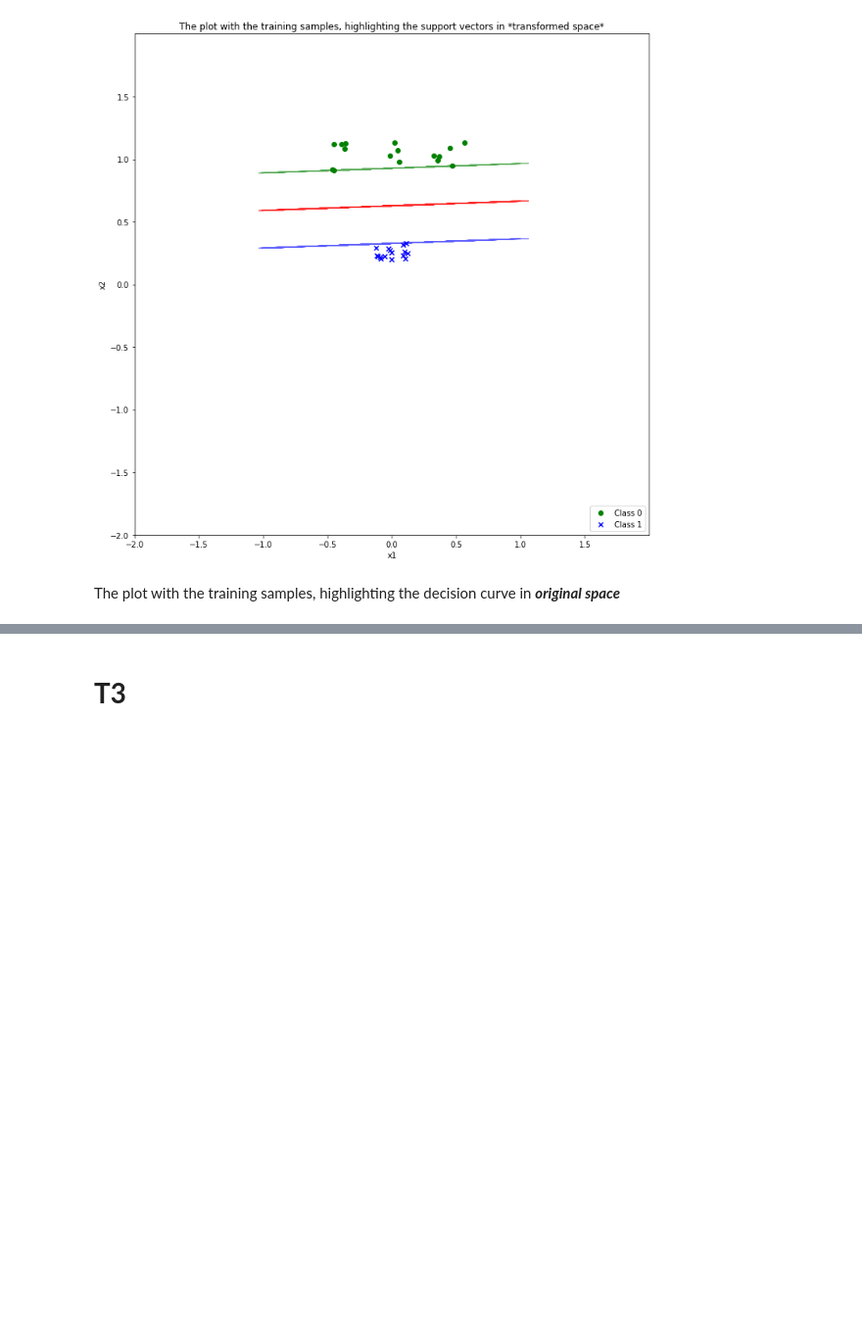
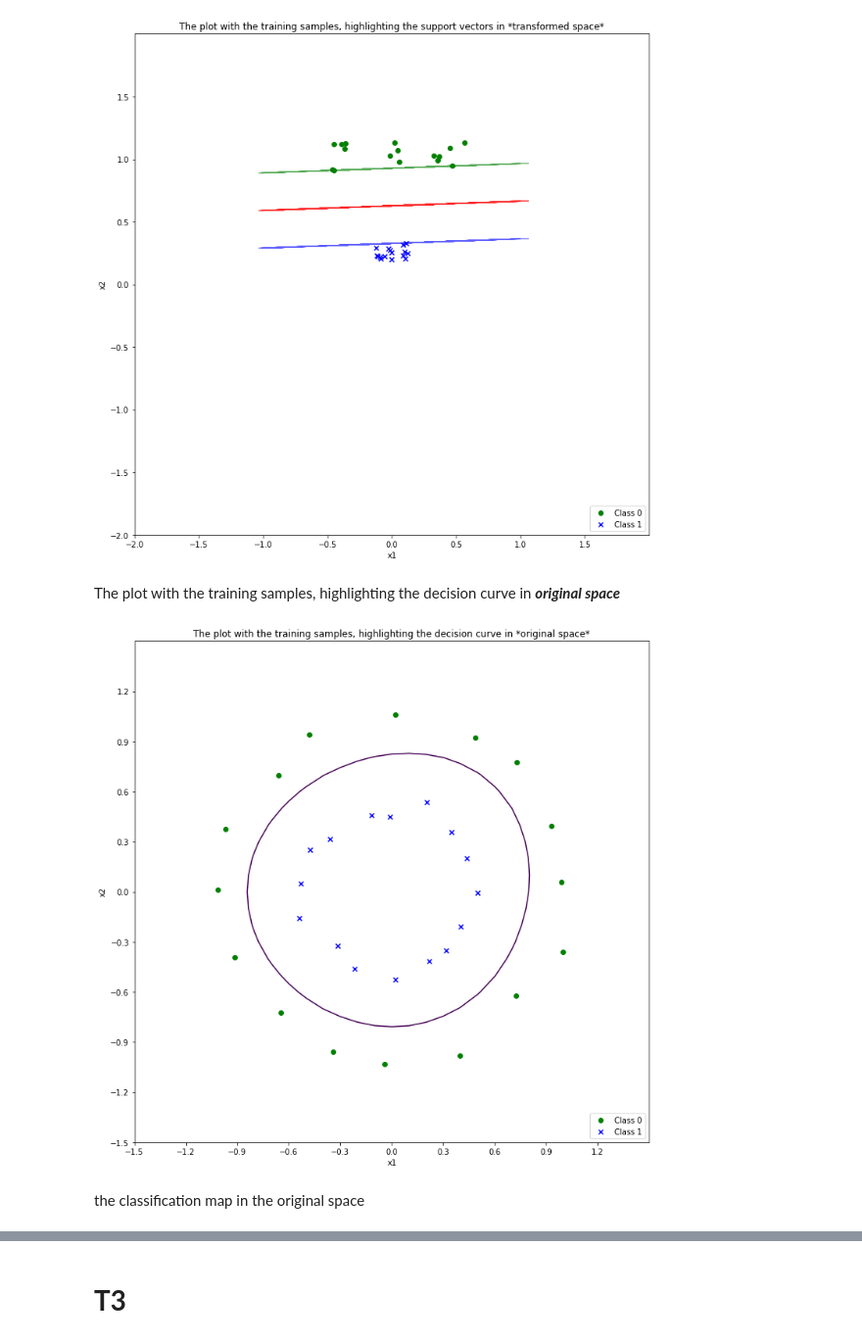
Before and after one commit to melihkurtaran/MachineLearning, a Jupyter notebook: InstanceBasedLearning/InstancebasedLearning.ipynb, the cells around one changed output, grey strips where cells are left out. Shown at 98% size. Cells and saved outputs as stored; diff of their text form; code cells hidden in the pictures; blank space fills up the shorter version.

```diff
--- a/InstanceBasedLearning/InstancebasedLearning.ipynb
+++ b/InstanceBasedLearning/InstancebasedLearning.ipynb
@@ -712,4 +712,60 @@ plt.show()
 [figure]
 # %% [markdown]
 The plot with the training samples, highlighting the decision curve in ***original space***
+# %%
+# Plot
+fig = plt.figure(figsize=(12, 12))
+
+# Scatter plot for class 0
+plt.scatter(class_0[:, 0], class_0[:, 1],
+            marker='o', color='green',
+            label='Class 0')
+
+# Scatter plot for class 1
+plt.scatter(class_1[:, 0], class_1[:, 1],
+            marker='x', color='blue',
+            label='Class 1')
+
+h = 0.1
+# Create a mesh to plot in
+xx, yy = np.meshgrid(np.arange(-3, 3, h), np.arange(-3, 3, h))
+
+# Concatenate the xx and yy values
+d = np.concatenate((xx.ravel().reshape(-1, 1), yy.ravel().reshape(-1, 1)), axis=1)
+
+# Compute the Z values for the contour plot
+Z = b + np.sum(lambdas.reshape((N, 1)) * y. reshape((N, 1)) * kernel(X, d), axis=0)
+Z = Z.reshape(xx.shape)
+
+# Plot the decision boundar
+plt.contour(xx, yy, Z, levels=[-2])
+
+# Set plot limits
+plt.xlim(-1.5, 1.5)
+plt.ylim(-1.5, 1.5)
+
+# Set axis ticks
+plt.xticks(np.arange(-1.5, 1.5, step=0.3))
+plt.yticks(np.arange(-1.5, 1.5, step=0.3))
+
+# Set axis labels
+plt.xlabel('X-axis')
+plt.ylabel('Y-axis')
+
+# Add labels
+plt.xlabel('x1')
+plt.ylabel('x2')
+
+# Add title
+plt.title("The plot with the training samples, highlighting the decision curve in *original space*")
+
+# Add legend
+plt.legend(loc='lower right')
+
+# Show plot
+plt.show()
+# %% [output]
+[figure, added]
+# %% [markdown]
+the classification map in the original space
 # %%
```
Also changed, not shown: parts of 13 cells of this notebook.
